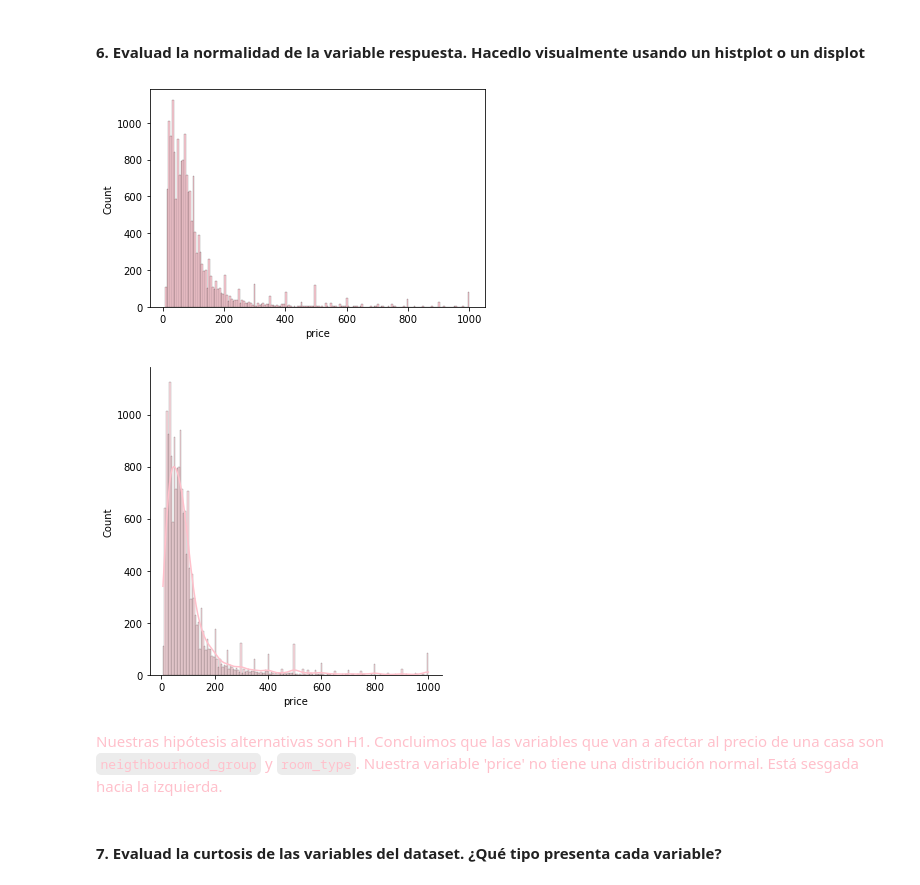
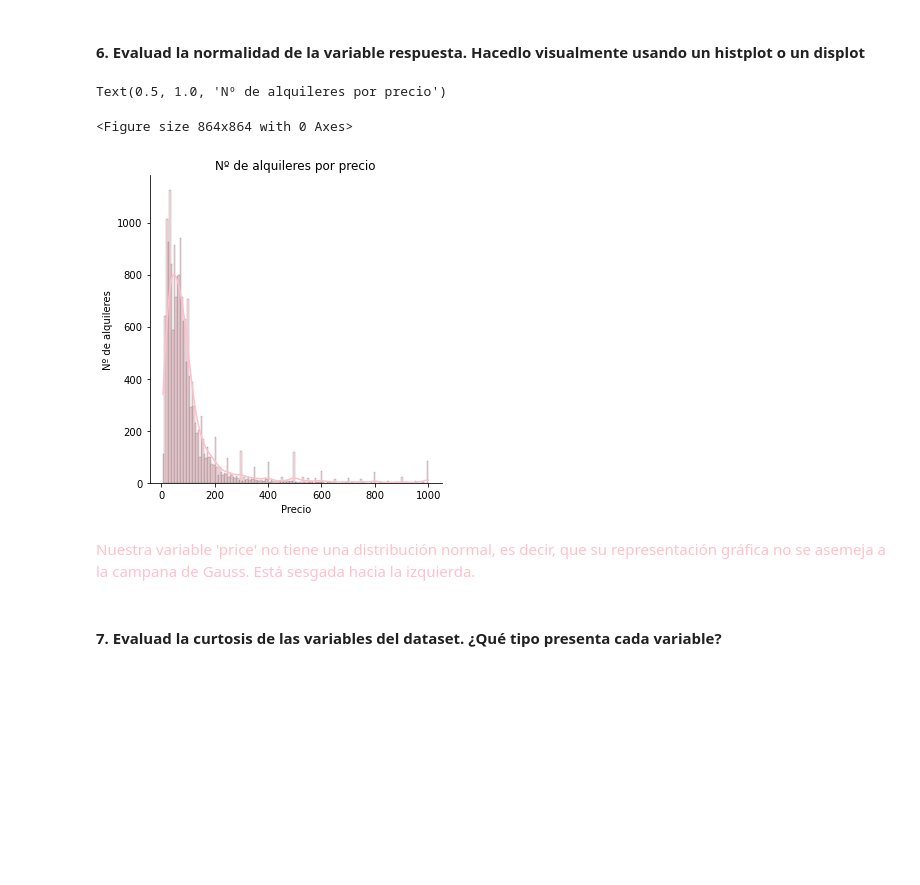
Before and after one commit to Adalab/DA-promo-A-module-3-pairprog-1-pair-3-Olivia-Laura, a Jupyter notebook: ESTADISTICOS/ESTADISTICOS_1/pair_estadisticos_1.ipynb, the cells around one changed output. Cells and saved outputs as stored; diff of their text form; code cells hidden in the pictures; blank space fills up the shorter version.

```diff
--- a/ESTADISTICOS/ESTADISTICOS_1/pair_estadisticos_1.ipynb
+++ b/ESTADISTICOS/ESTADISTICOS_1/pair_estadisticos_1.ipynb
@@ -190,17 +196,18 @@ sns.histplot(data=df, x="price", color = 'pink');
 <font color='pink'>- H1 = el precio DEPENDE del tipo de habitaciones
 # %% [markdown]
 #### 6. Evaluad la normalidad de la variable respuesta. Hacedlo visualmente usando un histplot o un displot
-# %%
-sns.histplot(df['price'], color = "pink", );
-# %% [output]
-[figure, removed]
-# %%
-sns.displot(df['price'], kde = True, color = "pink", );
-# %% [output]
-[figure, removed]
+# %%
+plt.figure(figsize=(12,12))
+sns.displot(df['price'], kde = True, color = "pink", );
+plt.xlabel("Precio")
+plt.ylabel("Nº de alquileres")
+plt.title("Nº de alquileres por precio")
+# %% [output]
+Text(0.5, 1.0, 'Nº de alquileres por precio')
+<Figure size 864x864 with 0 Axes>
+[figure, added]
 # %% [markdown]
-<font color='pink'> Nuestras hipótesis alternativas son H1. Concluimos que las variables que van a afectar al precio de una casa son `neigthbourhood_group` y `room_type`.
-Nuestra variable 'price' no tiene una distribución normal. Está sesgada hacia la izquierda.
+<font color='pink'> Nuestra variable 'price' no tiene una distribución normal, es decir, que su representación gráfica no se asemeja a la campana de Gauss. Está sesgada hacia la izquierda.
 # %% [markdown]
 #### 7. Evaluad la curtosis de las variables del dataset. ¿Qué tipo presenta cada variable?
 # %%
```
Also changed, not shown: parts of 14 cells of this notebook, 1 other file.
